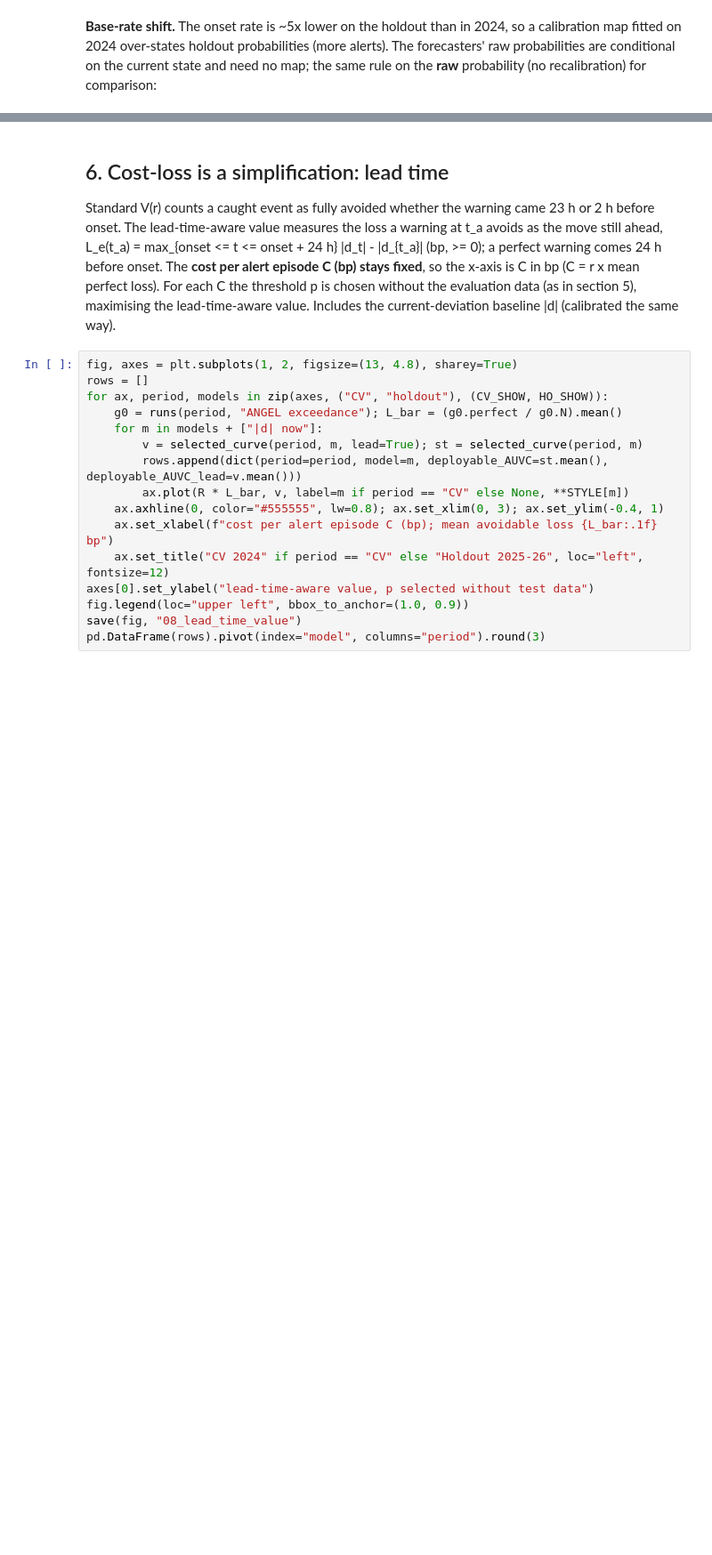
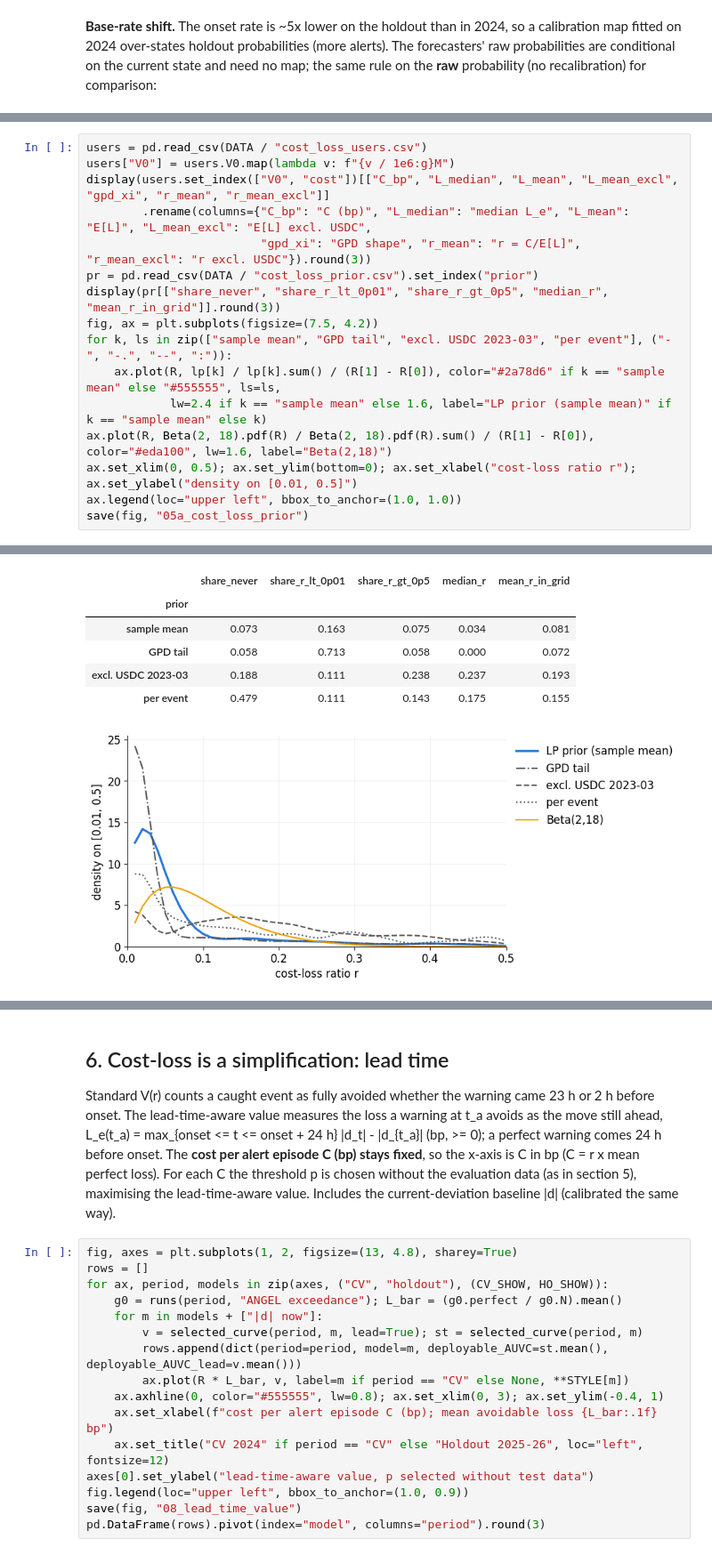
Before and after one commit to ochaff/stablecoin-depeg-forecast, a Jupyter notebook: slides/early_warning_results.ipynb, the cells around one changed output, grey strips where cells are left out. Shown at 89% size. Cells and saved outputs as stored; diff of their text form; blank space fills up the shorter version.

```diff
--- a/slides/early_warning_results.ipynb
+++ b/slides/early_warning_results.ipynb
@@ -314,0 +440,17 @@ summary.round(3)
+# %%
+users = pd.read_csv(DATA / "cost_loss_users.csv")
+users["V0"] = users.V0.map(lambda v: f"{v / 1e6:g}M")
+display(users.set_index(["V0", "cost"])[["C_bp", "L_median", "L_mean", "L_mean_excl", "gpd_xi", "r_mean", "r_mean_excl"]]
+        .rename(columns={"C_bp": "C (bp)", "L_median": "median L_e", "L_mean": "E[L]", "L_mean_excl": "E[L] excl. USDC",
+                         "gpd_xi": "GPD shape", "r_mean": "r = C/E[L]", "r_mean_excl": "r excl. USDC"}).round(3))
+pr = pd.read_csv(DATA / "cost_loss_prior.csv").set_index("prior")
+display(pr[["share_never", "share_r_lt_0p01", "share_r_gt_0p5", "median_r", "mean_r_in_grid"]].round(3))
+fig, ax = plt.subplots(figsize=(7.5, 4.2))
+for k, ls in zip(["sample mean", "GPD tail", "excl. USDC 2023-03", "per event"], ("-", "-.", "--", ":")):
+    ax.plot(R, lp[k] / lp[k].sum() / (R[1] - R[0]), color="#2a78d6" if k == "sample mean" else "#555555", ls=ls,
+            lw=2.4 if k == "sample mean" else 1.6, label="LP prior (sample mean)" if k == "sample mean" else k)
+ax.plot(R, Beta(2, 18).pdf(R) / Beta(2, 18).pdf(R).sum() / (R[1] - R[0]), color="#eda100", lw=1.6, label="Beta(2,18)")
+ax.set_xlim(0, 0.5); ax.set_ylim(bottom=0); ax.set_xlabel("cost-loss ratio r"); ax.set_ylabel("density on [0.01, 0.5]")
+ax.legend(loc="upper left", bbox_to_anchor=(1.0, 1.0))
+save(fig, "05a_cost_loss_prior")
+# %% [output]
@@ -314,0 +468,7 @@ summary.round(3)
+|  | share_never | share_r_lt_0p01 | share_r_gt_0p5 | median_r | mean_r_in_grid |
+| prior |  |  |  |  |  |
+| sample mean | 0.073 | 0.163 | 0.075 | 0.034 | 0.081 |
+| GPD tail | 0.058 | 0.713 | 0.058 | 0.000 | 0.072 |
+| excl. USDC 2023-03 | 0.188 | 0.111 | 0.238 | 0.237 | 0.193 |
+| per event | 0.479 | 0.111 | 0.143 | 0.175 | 0.155 |
+[figure, added]
```
Also changed, not shown: parts of 20 cells of this notebook, 21 other files.
